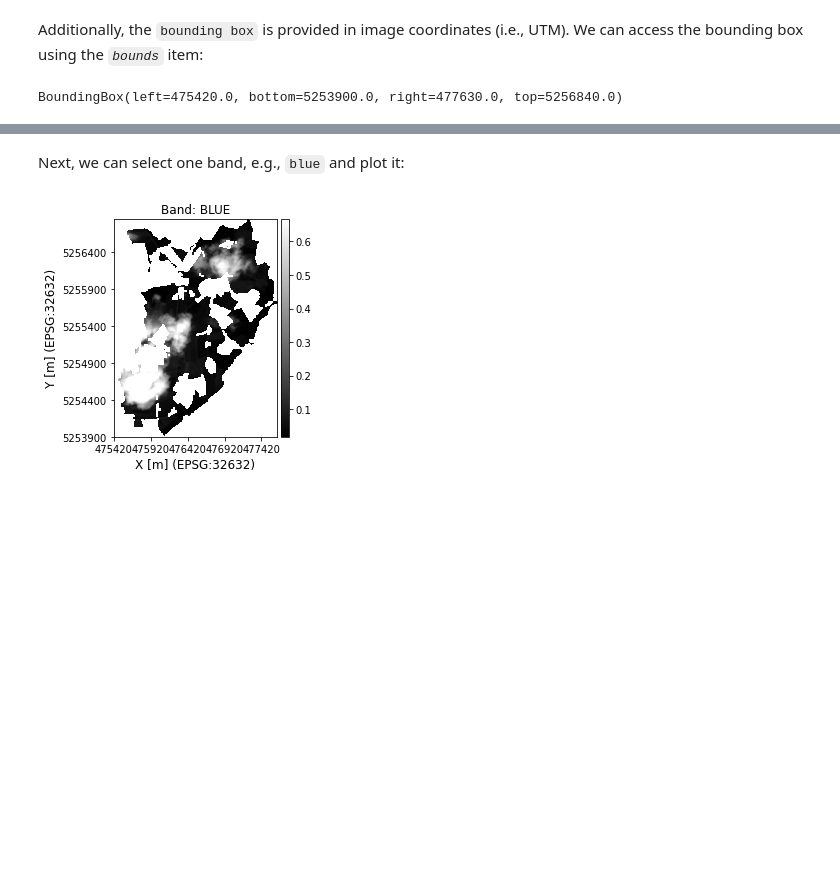
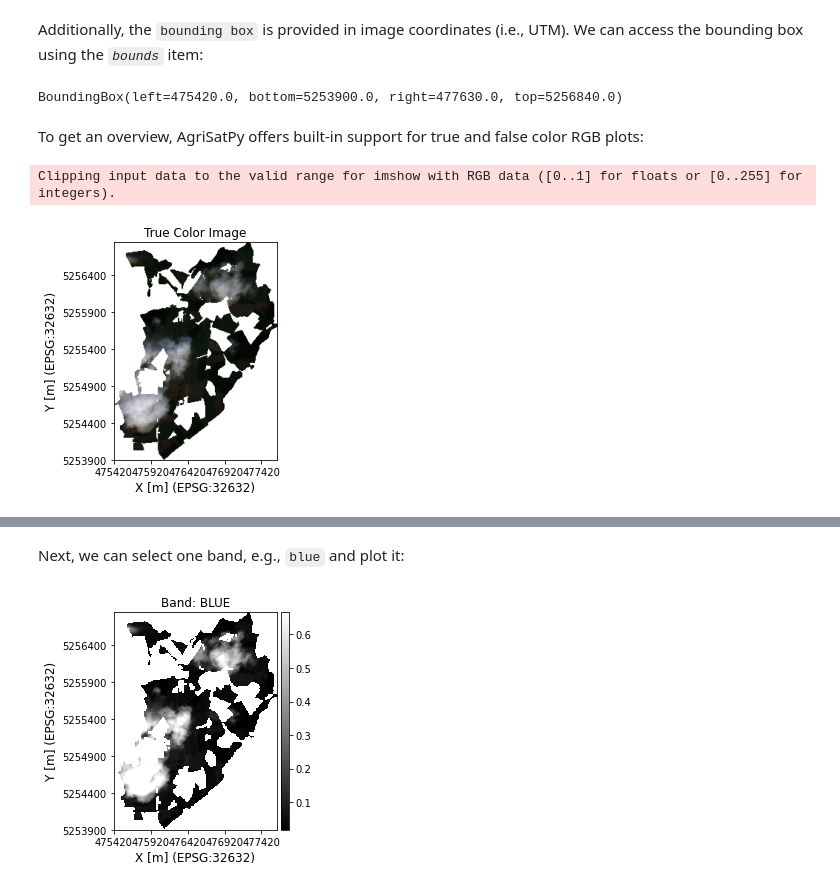
Before and after one commit to EOA-team/AgriSatPy, a Jupyter notebook: tutorial/tutorial_vegetation_indices.ipynb, the cells around one changed output, grey strips where cells are left out. Saved outputs shown, nothing was run; the diff lists cells and outputs as text; code cells hidden in the pictures; blank space fills up the shorter version.

```diff
--- a/tutorial/tutorial_vegetation_indices.ipynb
+++ b/tutorial/tutorial_vegetation_indices.ipynb
@@ -66,3 +66,11 @@ Additionally, the `bounding box` is provided in image coordinates (i.e., UTM). W
 reader.data['bounds']
 # %% [output]
 BoundingBox(left=475420.0, bottom=5253900.0, right=477630.0, top=5256840.0)
+# %% [markdown]
+To get an overview, AgriSatPy offers built-in support for true and false color RGB plots:
+# %%
+# true color RGB
+fig_rgb = reader.plot_rgb()
+# %% [output]
+Clipping input data to the valid range for imshow with RGB data ([0..1] for floats or [0..255] for integers).
+[figure, added]
```
Also changed, not shown: parts of 7 cells of this notebook.
